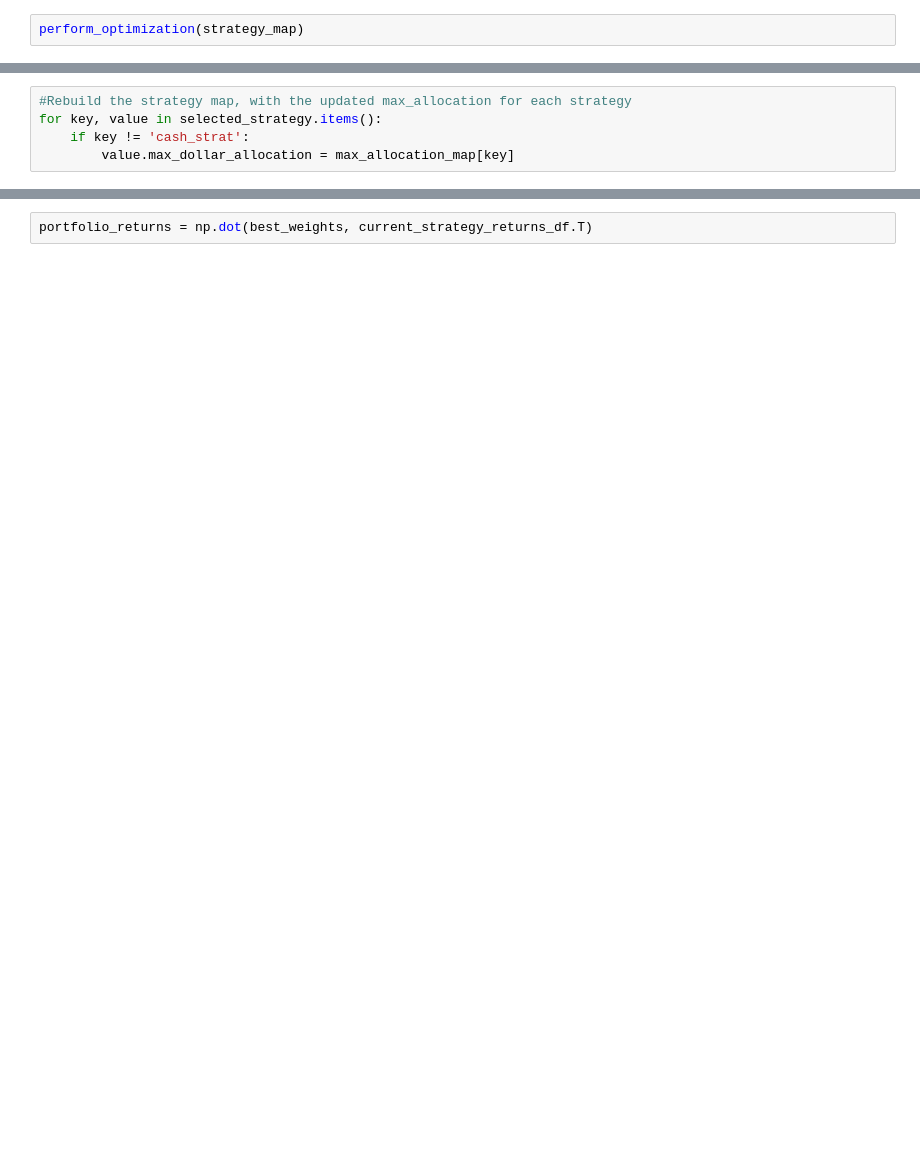
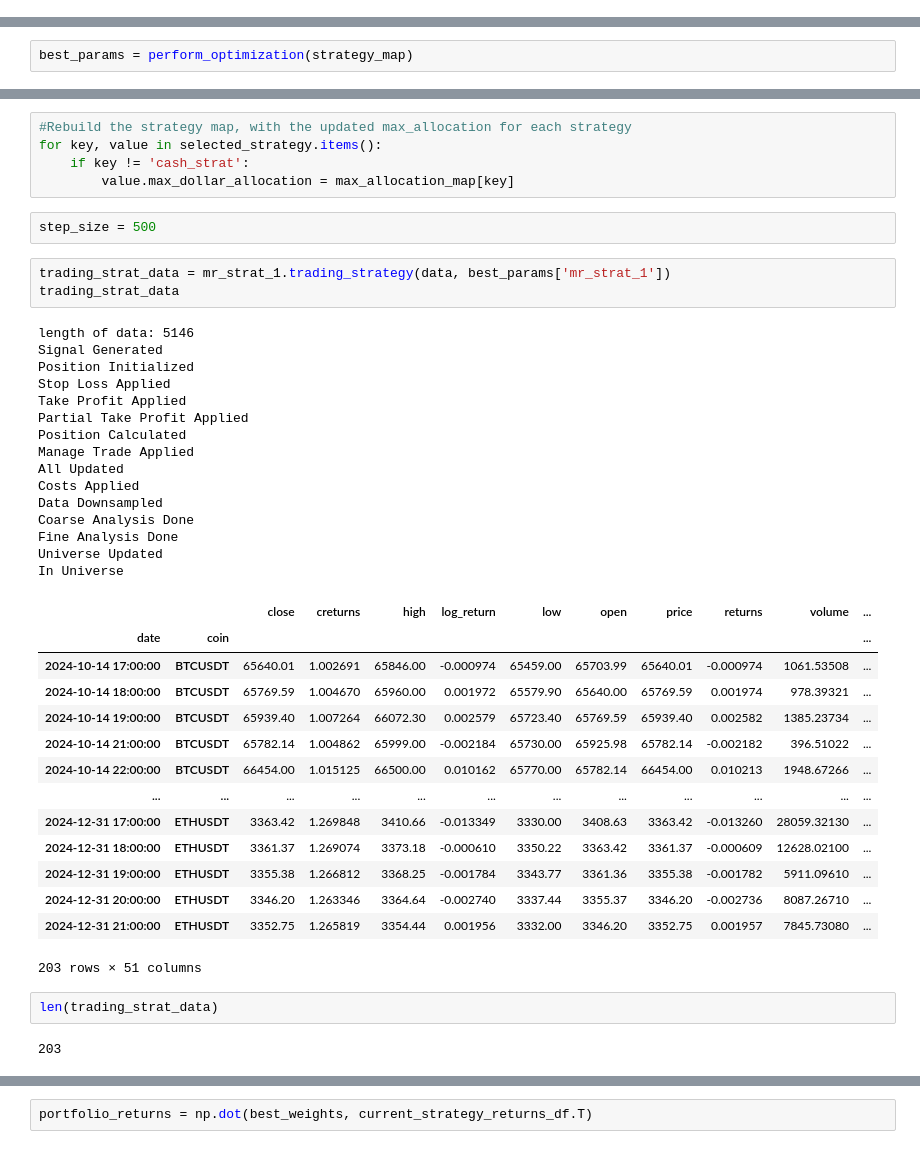
Before and after one commit to YassinKhanji/Portfolio_1, a Jupyter notebook: Technical_Portfolio/Deployment/deploy.ipynb, the cells around one changed output, grey strips where cells are left out. Cells and saved outputs as stored; diff of their text form; blank space fills up the shorter version.

```diff
--- a/Technical_Portfolio/Deployment/deploy.ipynb
+++ b/Technical_Portfolio/Deployment/deploy.ipynb
@@ -652,5 +662,3 @@ def perform_optimization(strategy_map):
     best_params = {key: value.best_params for key, value in strategy_map.items() if key != 'cash_strat'}
 
     return best_params
-# %%
-perform_optimization(strategy_map)
@@ -691,0 +665,2 @@ Best Params Dictionary Created: {'std_window': 19, 'mean_window': 6, 'ema_window
+# %%
+best_params = perform_optimization(strategy_map)
@@ -804,3 +799,42 @@ max_allocation_map
 for key, value in selected_strategy.items():
     if key != 'cash_strat':
         value.max_dollar_allocation = max_allocation_map[key]
+# %%
+step_size = 500
+# %%
+trading_strat_data = mr_strat_1.trading_strategy(data, best_params['mr_strat_1'])
+trading_strat_data
+# %% [output]
+length of data: 5146
+Signal Generated
+Position Initialized
+Stop Loss Applied
+Take Profit Applied
+Partial Take Profit Applied
+Position Calculated
+Manage Trade Applied
+All Updated
+Costs Applied
+Data Downsampled
+Coarse Analysis Done
+Fine Analysis Done
+Universe Updated
+In Universe
+|  |  | close | creturns | high | log_return | low | open | price | returns | volume | ... |
+| date | coin |  |  |  |  |  |  |  |  |  | ... |
+| 2024-10-14 17:00:00 | BTCUSDT | 65640.01 | 1.002691 | 65846.00 | -0.000974 | 65459.00 | 65703.99 | 65640.01 | -0.000974 | 1061.53508 | ... |
+| 2024-10-14 18:00:00 | BTCUSDT | 65769.59 | 1.004670 | 65960.00 | 0.001972 | 65579.90 | 65640.00 | 65769.59 | 0.001974 | 978.39321 | ... |
+| 2024-10-14 19:00:00 | BTCUSDT | 65939.40 | 1.007264 | 66072.30 | 0.002579 | 65723.40 | 65769.59 | 65939.40 | 0.002582 | 1385.23734 | ... |
+| 2024-10-14 21:00:00 | BTCUSDT | 65782.14 | 1.004862 | 65999.00 | -0.002184 | 65730.00 | 65925.98 | 65782.14 | -0.002182 | 396.51022 | ... |
+| 2024-10-14 22:00:00 | BTCUSDT | 66454.00 | 1.015125 | 66500.00 | 0.010162 | 65770.00 | 65782.14 | 66454.00 | 0.010213 | 1948.67266 | ... |
+| ... | ... | ... | ... | ... | ... | ... | ... | ... | ... | ... | ... |
+| 2024-12-31 17:00:00 | ETHUSDT | 3363.42 | 1.269848 | 3410.66 | -0.013349 | 3330.00 | 3408.63 | 3363.42 | -0.013260 | 28059.32130 | ... |
+| 2024-12-31 18:00:00 | ETHUSDT | 3361.37 | 1.269074 | 3373.18 | -0.000610 | 3350.22 | 3363.42 | 3361.37 | -0.000609 | 12628.02100 | ... |
+| 2024-12-31 19:00:00 | ETHUSDT | 3355.38 | 1.266812 | 3368.25 | -0.001784 | 3343.77 | 3361.36 | 3355.38 | -0.001782 | 5911.09610 | ... |
+| 2024-12-31 20:00:00 | ETHUSDT | 3346.20 | 1.263346 | 3364.64 | -0.002740 | 3337.44 | 3355.37 | 3346.20 | -0.002736 | 8087.26710 | ... |
+| 2024-12-31 21:00:00 | ETHUSDT | 3352.75 | 1.265819 | 3354.44 | 0.001956 | 3332.00 | 3346.20 | 3352.75 | 0.001957 | 7845.73080 | ... |
+203 rows × 51 columns
+# %%
+len(trading_strat_data)
+# %% [output]
+203
```
Also changed, not shown: parts of 52 cells of this notebook, 9 other files.
